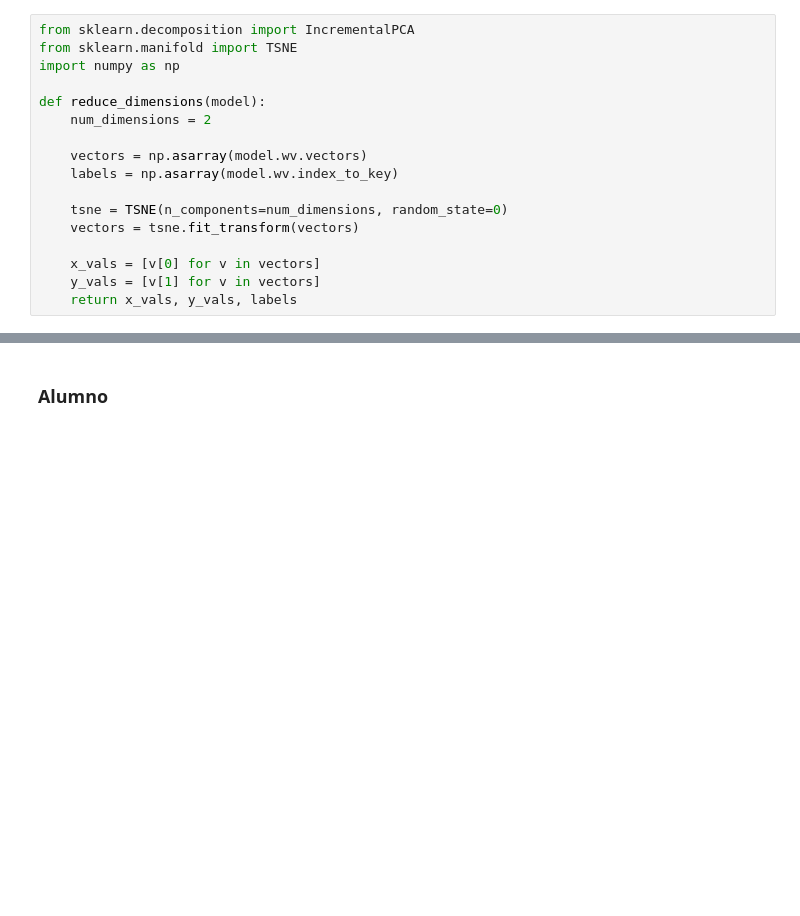
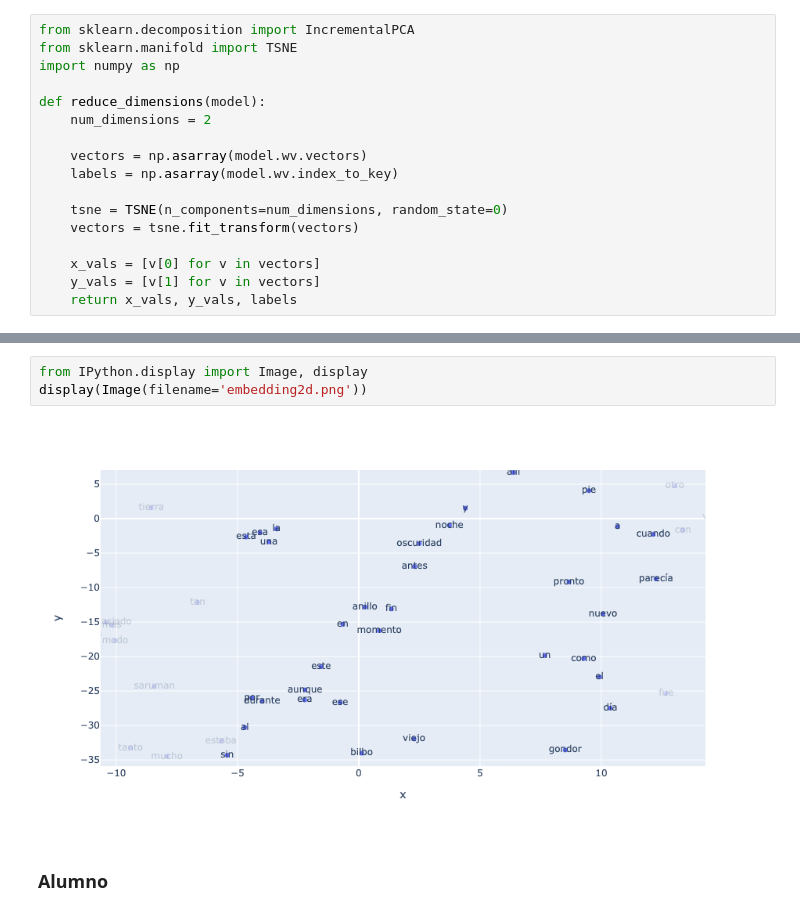
Before and after one commit to poldrosky/nlp_ceia, a Jupyter notebook: clase_3/3b - Custom embedding con Gensim.ipynb, the cells around one changed output, grey strips where cells are left out. Saved outputs shown, nothing was run; the diff lists cells and outputs as text; blank space fills up the shorter version.

```diff
--- a/clase_3/3b - Custom embedding con Gensim.ipynb
+++ b/clase_3/3b - Custom embedding con Gensim.ipynb
@@ -266,3 +262,8 @@ The default learning rate in TSNE will change from 200.0 to 'auto' in 1.2.
+# %%
+from IPython.display import Image, display
+display(Image(filename='embedding2d.png'))
+# %% [output]
+[figure, added]
 # %% [markdown]
 ### Alumno
 # %% [markdown]
```
Also changed, not shown: parts of 1 cell of this notebook, 1 other file.
